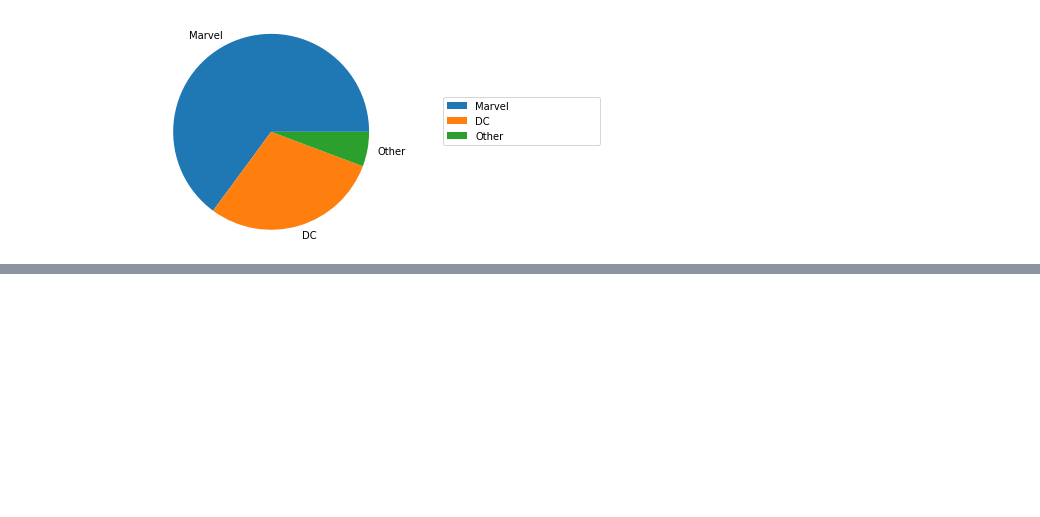
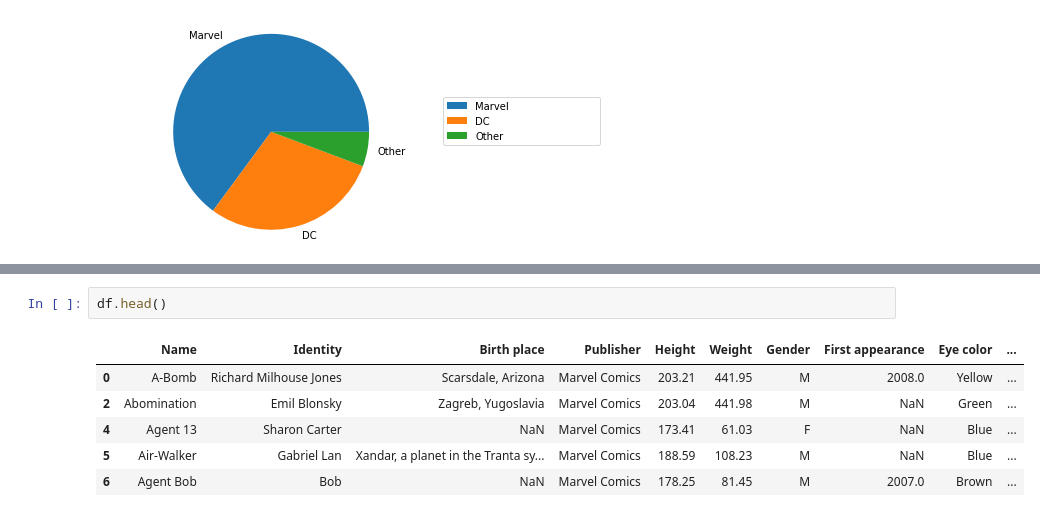
Before and after one commit to Bertonc98/BadCharts, a Jupyter notebook: chart.ipynb, the cells around one changed output, grey strips where cells are left out. Saved outputs shown, nothing was run; the diff lists cells and outputs as text; blank space fills up the shorter version.

```diff
--- a/chart.ipynb
+++ b/chart.ipynb
@@ -74,0 +76,9 @@ df[df['Gender']=="F"].count()
+# %%
+df.head()
+# %% [output]
+|  | Name | Identity | Birth place | Publisher | Height | Weight | Gender | First appearance | Eye color | ... |
+| 0 | A-Bomb | Richard Milhouse Jones | Scarsdale, Arizona | Marvel Comics | 203.21 | 441.95 | M | 2008.0 | Yellow | ... |
+| 2 | Abomination | Emil Blonsky | Zagreb, Yugoslavia | Marvel Comics | 203.04 | 441.98 | M | NaN | Green | ... |
+| 4 | Agent 13 | Sharon Carter | NaN | Marvel Comics | 173.41 | 61.03 | F | NaN | Blue | ... |
+| 5 | Air-Walker | Gabriel Lan | Xandar, a planet in the Tranta sy... | Marvel Comics | 188.59 | 108.23 | M | NaN | Blue | ... |
+| 6 | Agent Bob | Bob | NaN | Marvel Comics | 178.25 | 81.45 | M | 2007.0 | Brown | ... |
```
Also changed, not shown: parts of 3 cells of this notebook.
